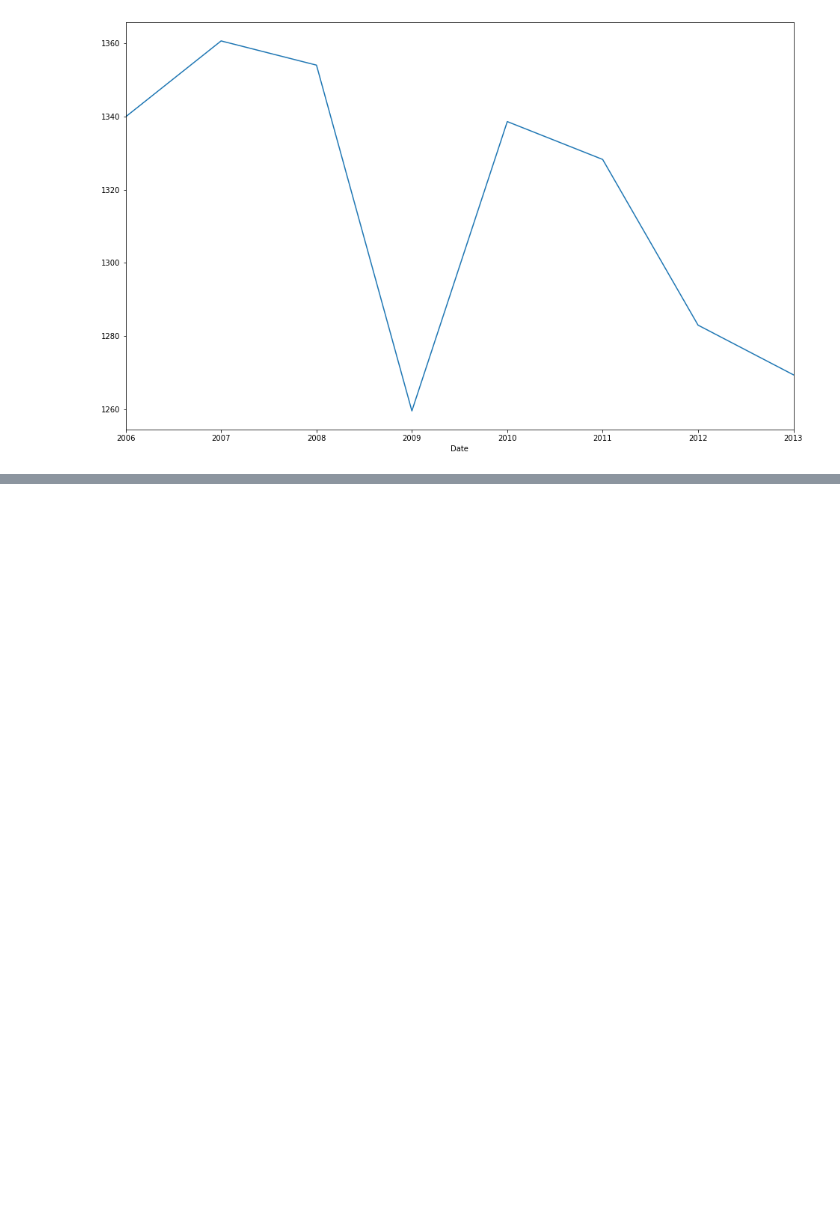
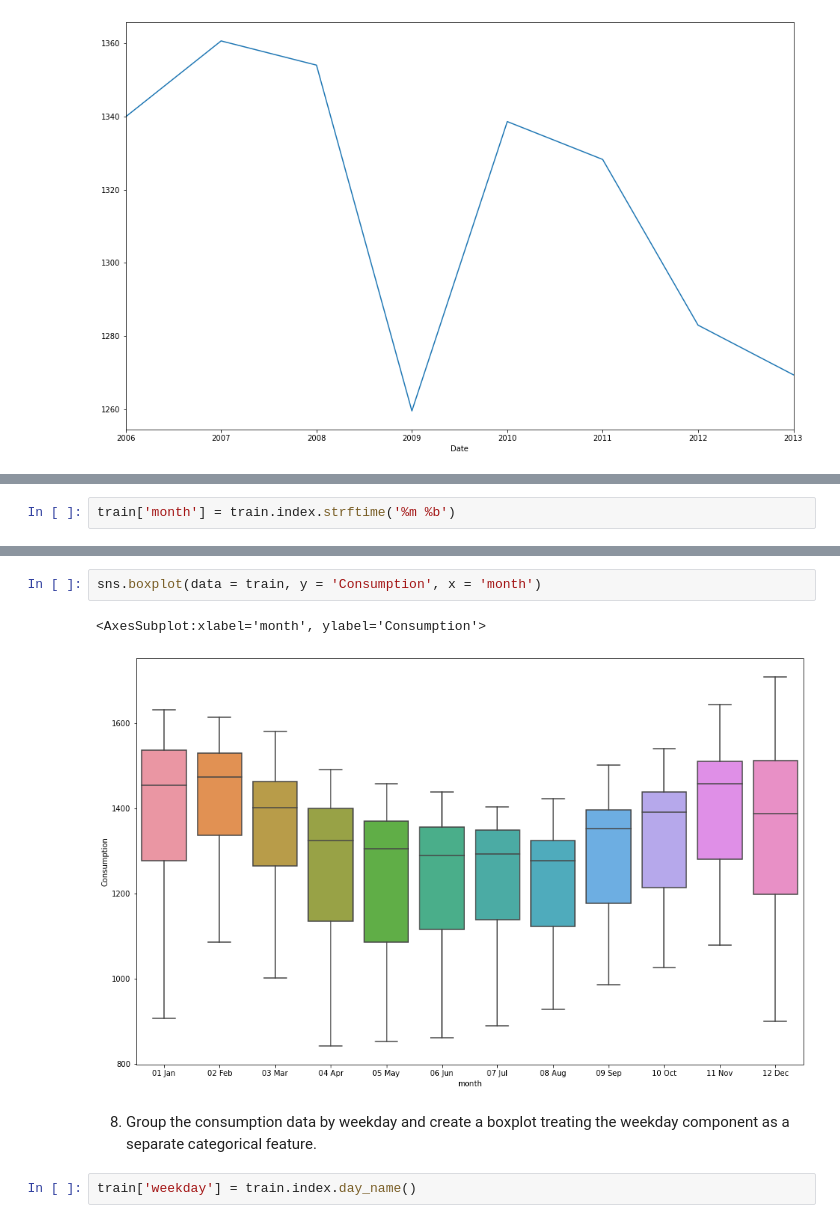
Before and after one commit to AndrewRachuig/time-series-exercises, a Jupyter notebook: explore.ipynb, the cells around one changed output, grey strips where cells are left out. Drawn from its saved outputs; the diff is of its cells as text; blank space fills up the shorter version.

```diff
--- a/explore.ipynb
+++ b/explore.ipynb
@@ -238,0 +253,2 @@ train.resample('Y').mean().Consumption.plot()
+# %%
+train['month'] = train.index.strftime('%m %b')
@@ -238,0 +265,9 @@ train.resample('Y').mean().Consumption.plot()
+# %%
+sns.boxplot(data = train, y = 'Consumption', x = 'month')
+# %% [output]
+<AxesSubplot:xlabel='month', ylabel='Consumption'>
+[figure, added]
+# %% [markdown]
+8. Group the consumption data by weekday and create a boxplot treating the weekday component as a separate categorical feature.
+# %%
+train['weekday'] = train.index.day_name()
```
Also changed, not shown: parts of 18 cells of this notebook.
